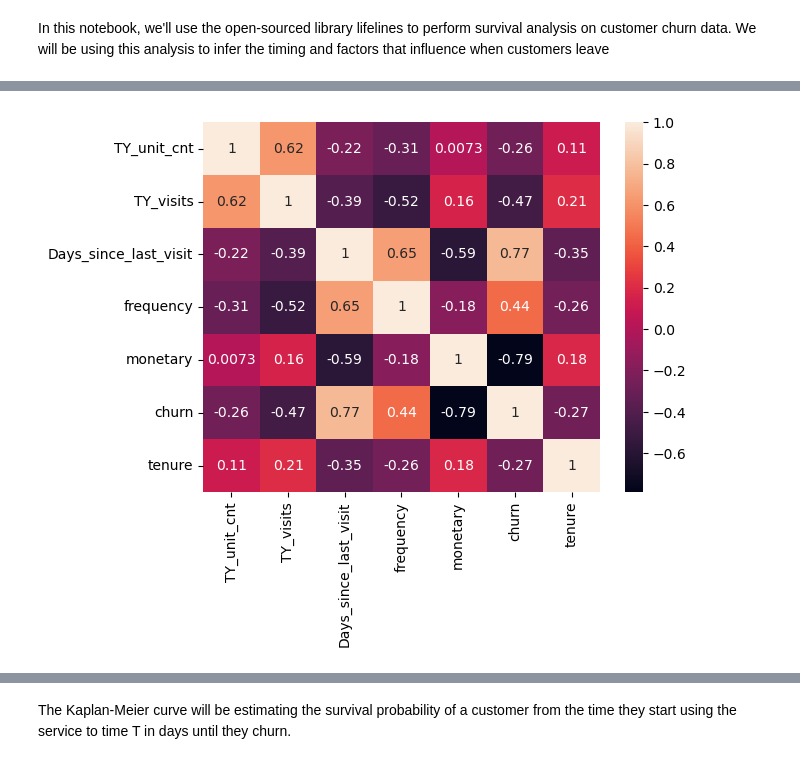
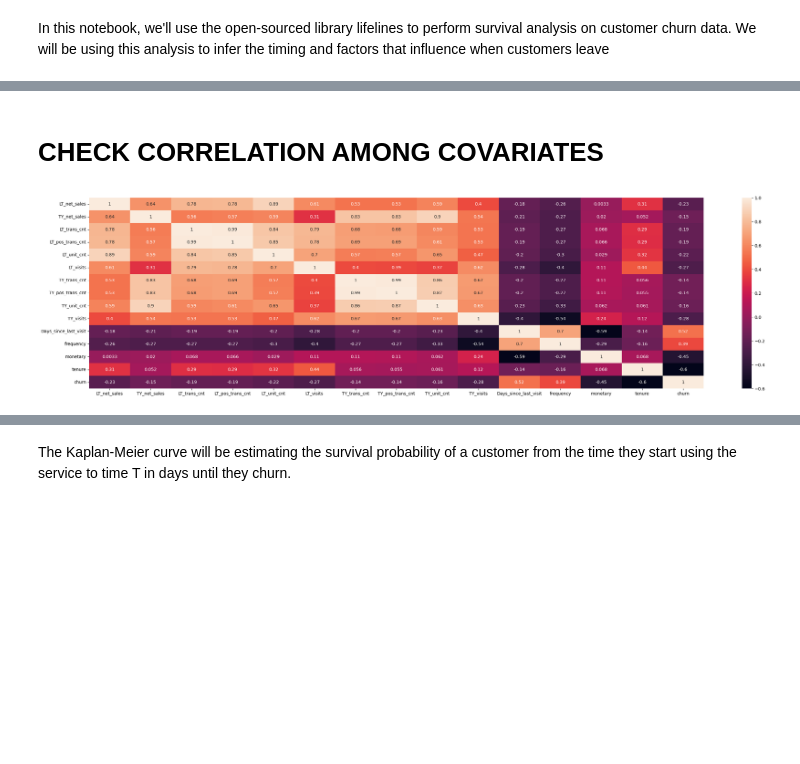
Before and after one commit to Tamntt1395Hero/Shared, a Jupyter notebook: Survival Churn Analysis_SFMC.ipynb, the cells around one changed output, grey strips where cells are left out. Drawn from its saved outputs; the diff is of its cells as text; code cells hidden in the pictures; blank space fills up the shorter version.

```diff
--- a/Survival Churn Analysis_SFMC.ipynb
+++ b/Survival Churn Analysis_SFMC.ipynb
@@ -69,13 +231,18 @@ data['monetary']=data['monetary'].fillna(0)
 current_date = datetime.strptime('2025-01-25', '%Y-%m-%d')
 # Gap between first purchase to last purchase for Churn and Gap between first purchase to current date for Not Churn
 # Tính toán "tenure" dựa trên trạng thái churn
-data['gap_1']=(data['LAST_VISIT_DT']-data['FIRST_PURCHASE_DT']).dt.days
-data['gap_2']=(current_date-data['FIRST_PURCHASE_DT']).dt.days
+data['FIRST_PURCHASE_DT']=pd.to_datetime(data['FIRST_PURCHASE_DT'])
+data['LAST_VISIT_DT']=pd.to_datetime(data['LAST_VISIT_DT'])
+data['gap_1']=1+(data['LAST_VISIT_DT']-data['FIRST_PURCHASE_DT']).dt.days
+data['gap_2']=1+(current_date-data['FIRST_PURCHASE_DT']).dt.days
 # %%
 # data['tenure'] = data.apply(lambda row: row['gap_2'] if row['churn'] == 0 else row['gap_1'], axis=1)
 data['tenure'] = np.where(data['churn'] == 0, data['gap_2'], data['gap_1'])
+# %%
+data['LT_NET_SALES']=data['LT_NET_SALES'].apply(lambda x: 0 if x<0 else x)
+data['LT_UNIT_CNT']=data['LT_UNIT_CNT'].apply(lambda x: 0 if x<0 else x)
 # %%
-df=data[['CONS_ID','LIFE_STAGE','TY_NODE_NM','TY_NET_SALES','TY_TRANS_CNT','TY_POS_TRANS_CNT','TY_UNIT_CNT','TY_VISITS','DAYS_SINCE_LAST_VISIT','recency','frequency','monetary','tenure','churn']]
+df=data[['CONS_ID','LIFE_STAGE','FREQ_GRP', 'DECILE_GRP','CLASSIC_RFM_SEGMENT', 'SEGMENT','LT_NET_SALES','TY_NET_SALES','LT_TRANS_CNT','LT_POS_TRANS_CNT','LT_UNIT_CNT','LT_VISITS','TY_TRANS_CNT','TY_POS_TRANS_CNT','TY_UNIT_CNT','TY_VISITS','DAYS_SINCE_LAST_VISIT','recency','frequency','monetary','tenure','churn']]
 df=df.rename(columns={
     'CONS_ID':'Cons_ID',
     'LIFE_STAGE':'life_stage',
@@ -84,6 +251,11 @@ df=df.rename(columns={
     'TY_POS_TRANS_CNT':'TY_pos_trans_cnt',
     'TY_UNIT_CNT':'TY_unit_cnt',
     'TY_VISITS':'TY_visits',
+    'LT_NET_SALES':'LT_net_sales',
+    'LT_TRANS_CNT':'LT_trans_cnt',
+    'LT_POS_TRANS_CNT':'LT_pos_trans_cnt',
+    'LT_UNIT_CNT':'LT_unit_cnt',
+    'LT_VISITS':'LT_visits',
     'DAYS_SINCE_LAST_VISIT':'Days_since_last_visit'
 })
 df.head(100)
@@ -106,6 +309,5 @@ REMOVE DATA WITH TENURE==0 && CHURN ==1
 # %%
-# REMOVE data có Tenure ==0 và churn==1
-df=df[~((df['tenure'] == 0) & (df['churn'] == 1))]
+df=df[~((df['tenure']<=1) & (df['churn'] == 0))]
 # Mean and Median of Churn
 events=df[['tenure','churn']]
 naive_stat_1=(events.query("churn==1")["tenure"].apply(["median","mean"]))
@@ -177,6 +384,9 @@ Index(['Cons_ID', 'life_stage', 'TY_NODE_NM', 'TY_net_sales', 'TY_trans_cnt',
       dtype='object')
+# %% [markdown]
+# CHECK CORRELATION AMONG COVARIATES
 # %%
-sns.heatmap(df[['TY_unit_cnt', 'TY_visits', 'Days_since_last_visit','frequency', 'monetary','churn','tenure']].corr(),annot=True)
+plt.figure(figsize=(32, 8))
+sns.heatmap(df[['LT_net_sales', 'TY_net_sales','LT_trans_cnt', 'LT_pos_trans_cnt', 'LT_unit_cnt', 'LT_visits','TY_trans_cnt', 'TY_pos_trans_cnt', 'TY_unit_cnt', 'TY_visits','Days_since_last_visit','frequency', 'monetary', 'tenure','churn']].corr(),annot=True)
 plt.show()
 # %% [output]
-[figure, old version]
+[figure, new version]
```
Also changed, not shown: parts of 73 cells of this notebook.
